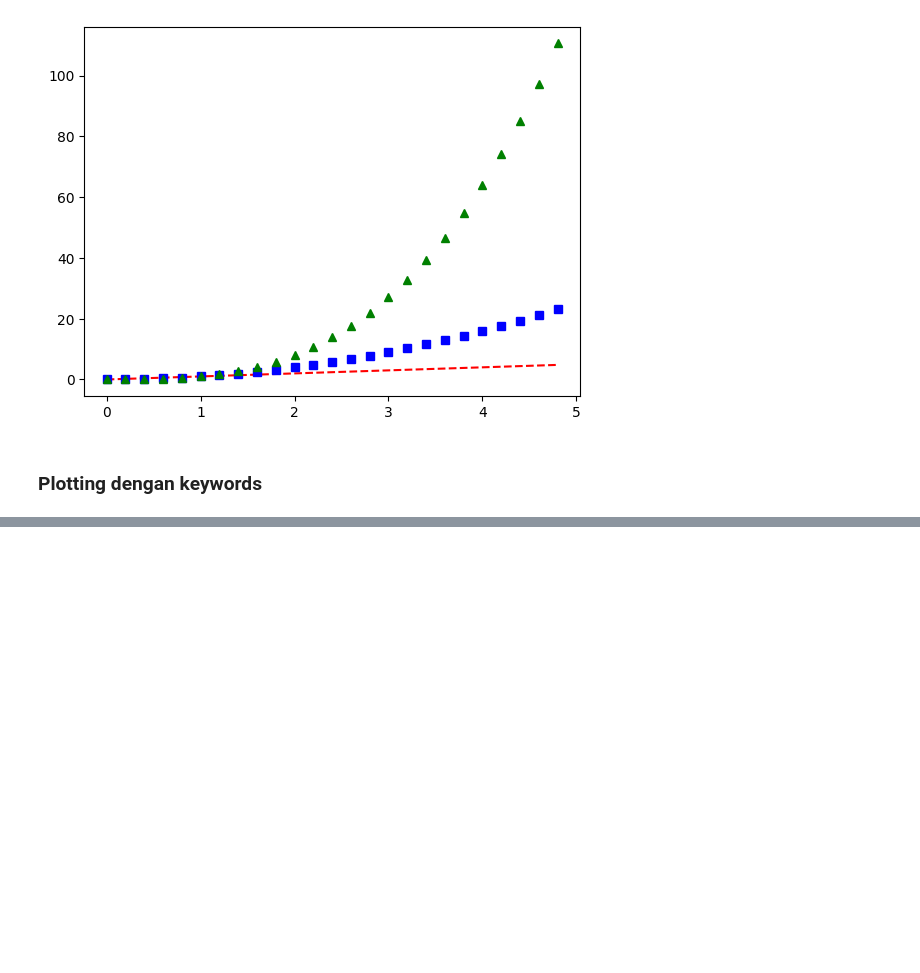
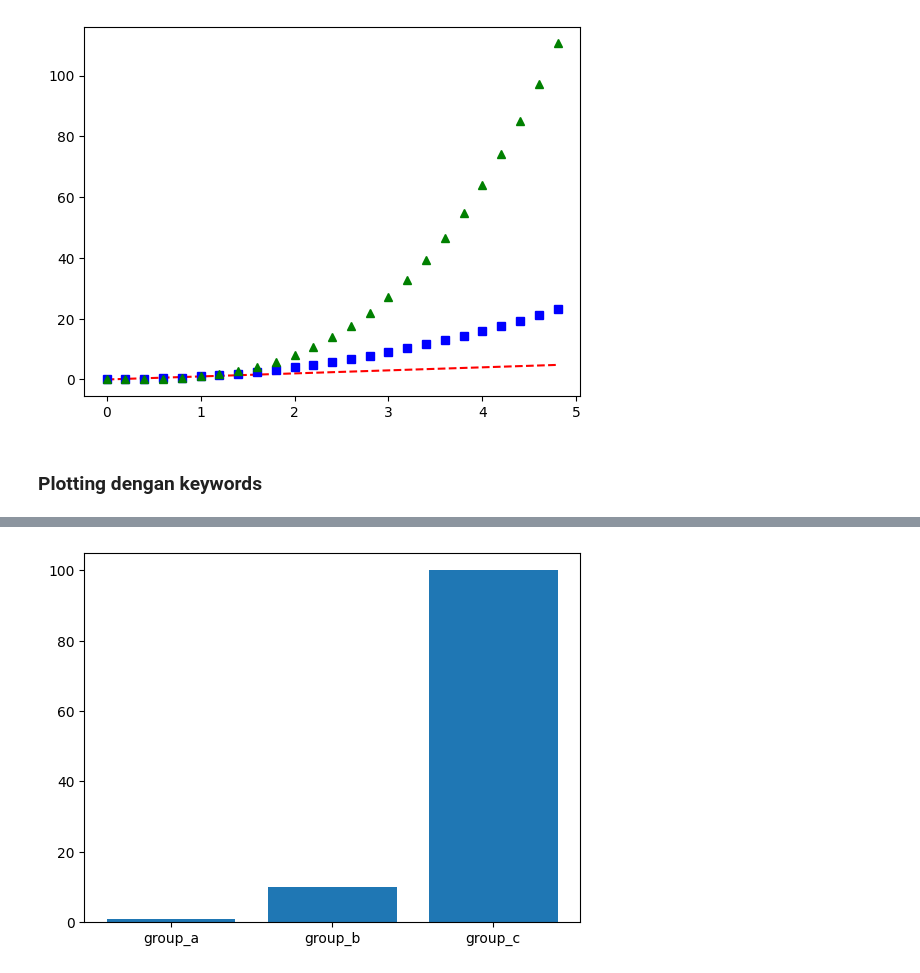
Before and after one commit to LatiefDataVisionary/matplotlib-with-indonesia-belajar, a Jupyter notebook: Matplotlib_02_Pengenalan_pyplot_|_Belajar_Matplotlib_Dasar_|_Belajar_Visualisasi_Data_Dasar.ipynb, the cells around one changed output, grey strips where cells are left out. Cells and saved outputs as stored; diff of their text form; code cells hidden in the pictures; blank space fills up the shorter version.

```diff
--- a/Matplotlib_02_Pengenalan_pyplot_|_Belajar_Matplotlib_Dasar_|_Belajar_Visualisasi_Data_Dasar.ipynb
+++ b/Matplotlib_02_Pengenalan_pyplot_|_Belajar_Matplotlib_Dasar_|_Belajar_Visualisasi_Data_Dasar.ipynb
@@ -90,0 +149,5 @@ Matplotlib juga memungkinkan kita untuk melakukan plotting sekumpulan nilai yang
+# %%
+plt.bar(names, values)
+plt.show()
+# %% [output]
+[figure, added]
```
Also changed, not shown: parts of 10 cells of this notebook.
